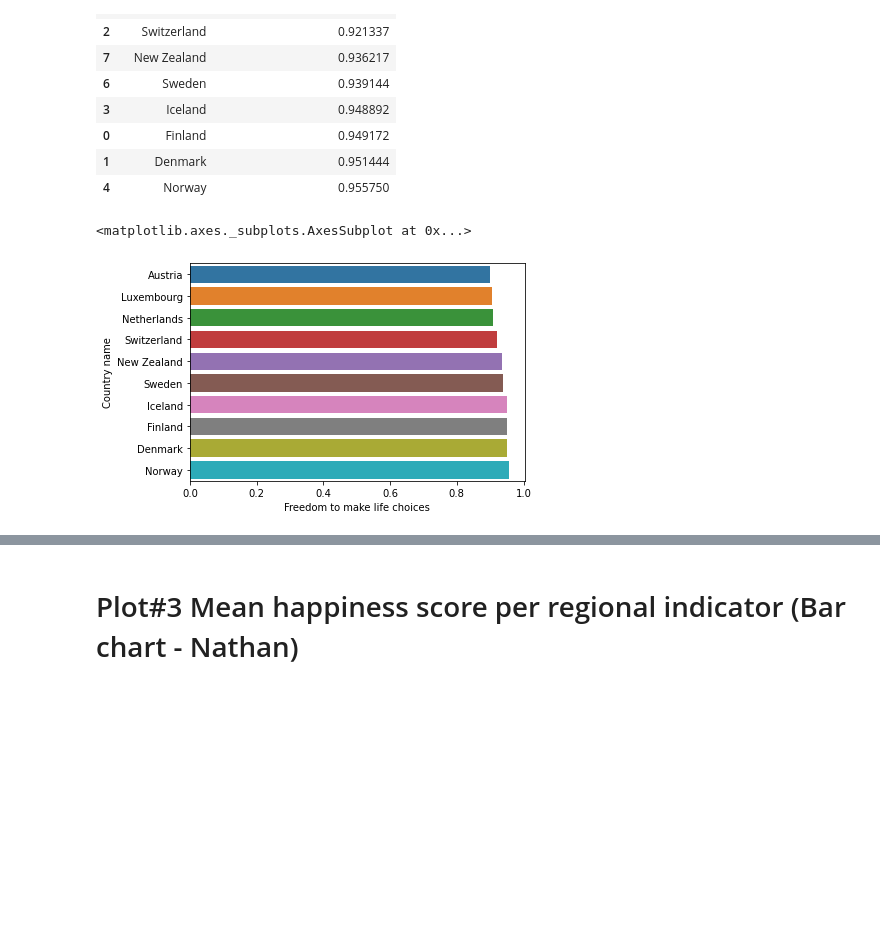
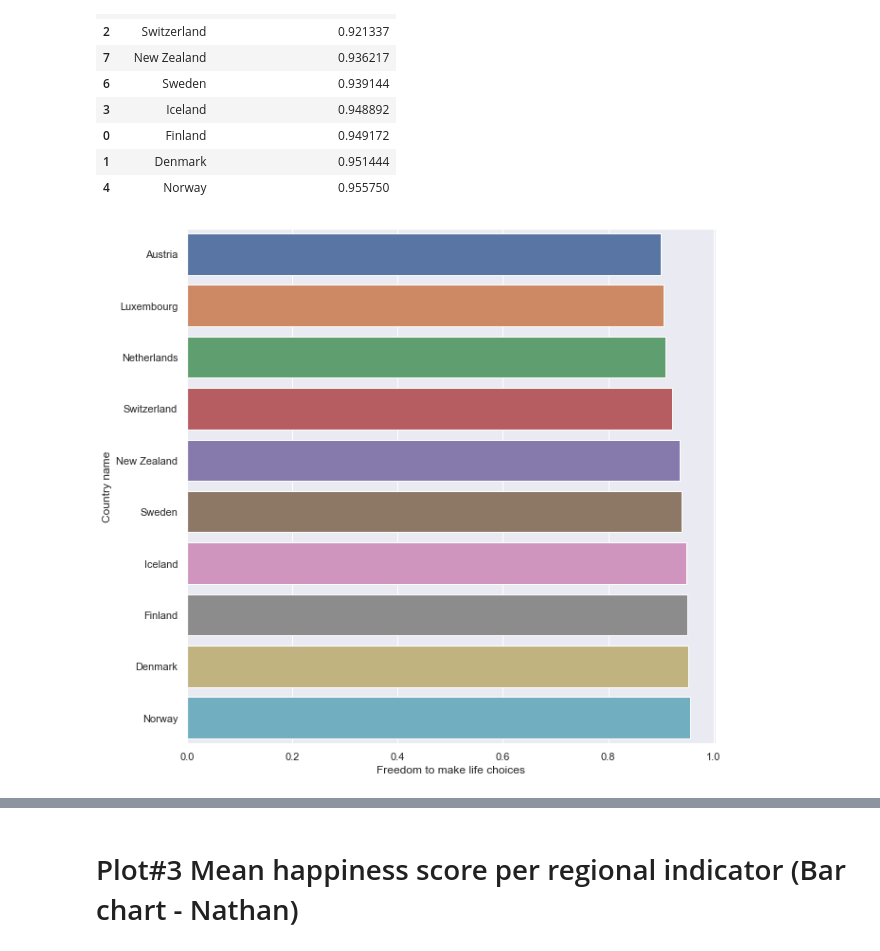
Before and after one commit to GitSanty/Kaggle-challenge-trio-9, a Jupyter notebook: World_happiness.ipynb, the cells around one changed output, grey strips where cells are left out. Cells and saved outputs as stored; diff of their text form; code cells hidden in the pictures; blank space fills up the shorter version.

```diff
--- a/World_happiness.ipynb
+++ b/World_happiness.ipynb
@@ -61,8 +61,8 @@ data[:10].sort_values(by='Freedom to make life choices')
 | 4 | Norway | 0.955750 |
 # %%
 import seaborn as sns
+sns.set(rc={'figure.figsize':(10,10)})
 
-sns.barplot(x='Freedom to make life choices', y='Country name', data=data[:10].sort_values(by='Freedom to make life choices'), orient='h')
+ax = sns.barplot(x='Freedom to make life choices', y='Country name', data=data[:10].sort_values(by='Freedom to make life choices'), orient='h')
 # %% [output]
-<matplotlib.axes._subplots.AxesSubplot at 0x...>
-[figure, old version]
+[figure, new version]
```
Also changed, not shown: parts of 2 cells of this notebook.
